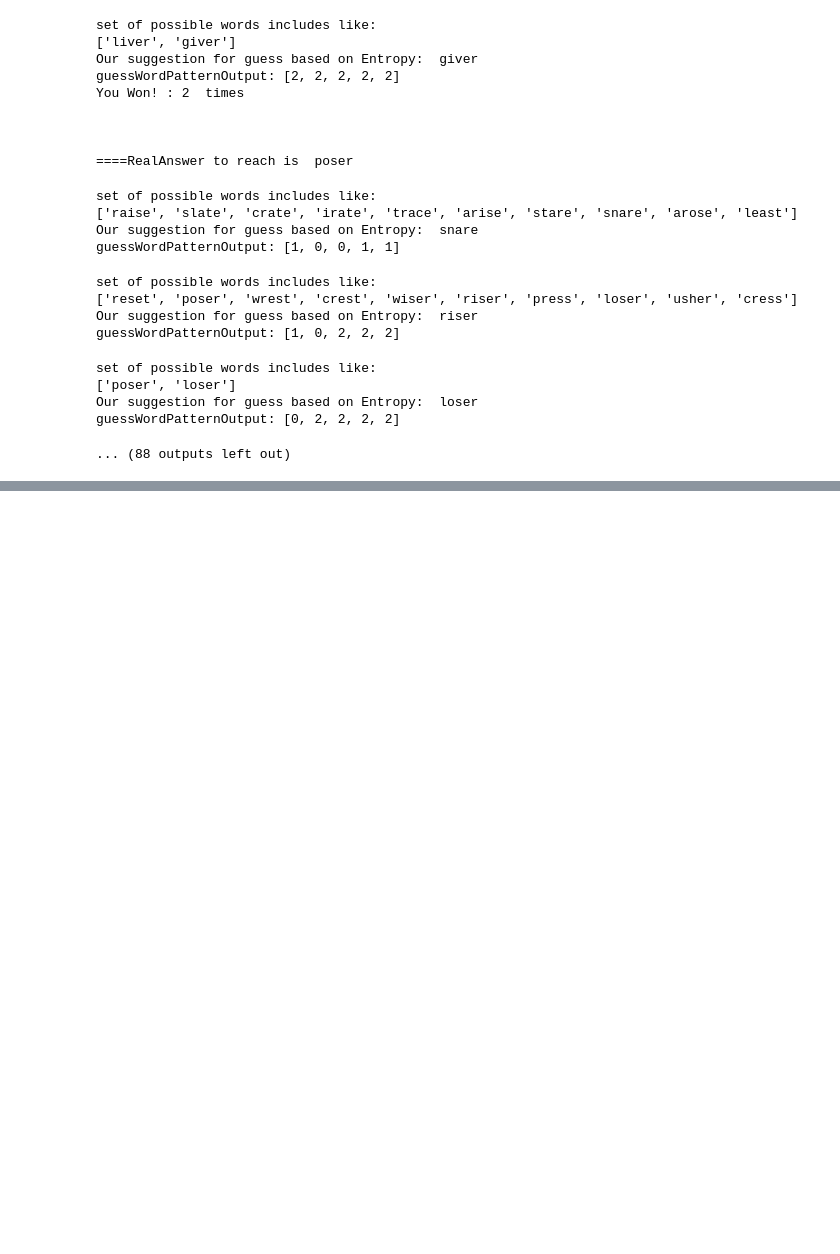
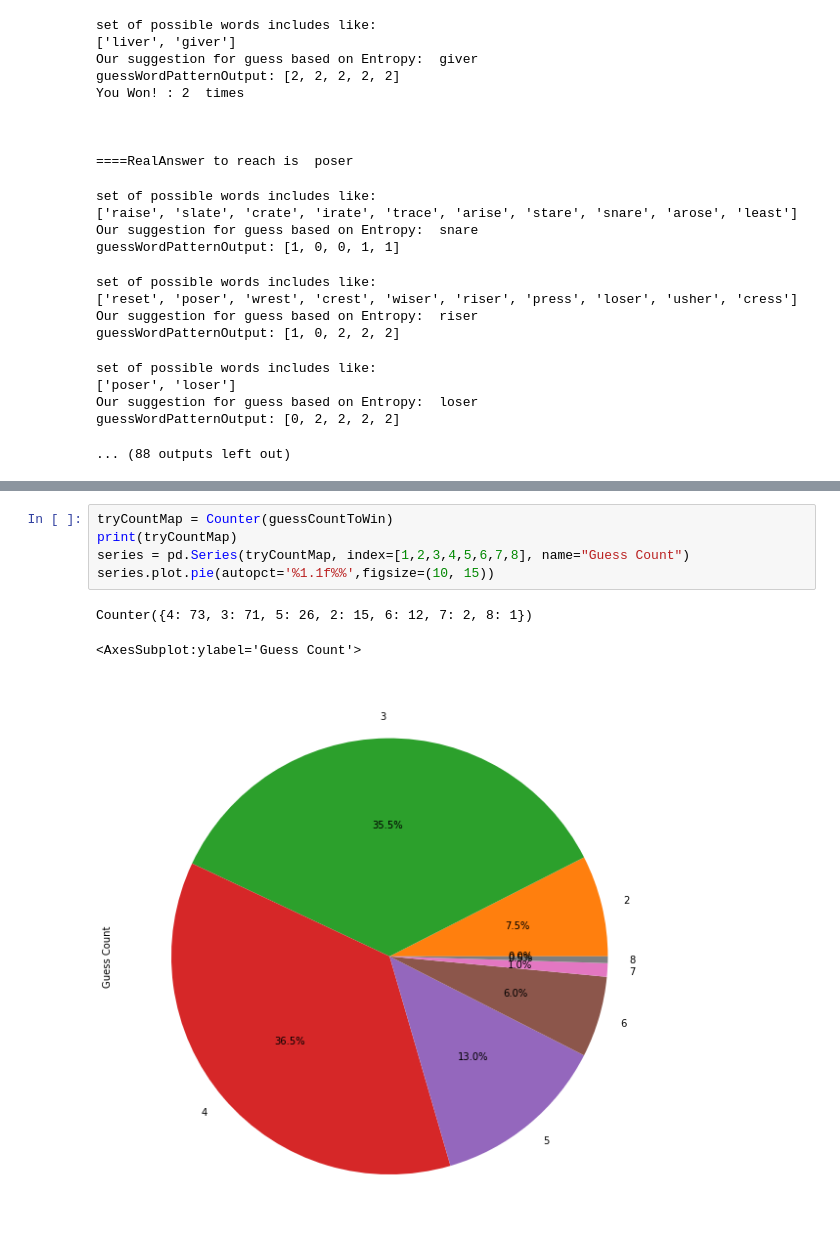
Before and after one commit to suhasAB/WordleOptimizer, a Jupyter notebook: code/app/2-entropy-based-selection-ayushgupta.ipynb, the cells around one changed output, grey strips where cells are left out. Cells and saved outputs as stored; diff of their text form; blank space fills up the shorter version.

```diff
--- a/code/app/2-entropy-based-selection-ayushgupta.ipynb
+++ b/code/app/2-entropy-based-selection-ayushgupta.ipynb
@@ -285,0 +300,9 @@ guess array [5, 3, 7, 3, 4]
+# %%
+tryCountMap = Counter(guessCountToWin)
+print(tryCountMap)
+series = pd.Series(tryCountMap, index=[1,2,3,4,5,6,7,8], name="Guess Count")
+series.plot.pie(autopct='%1.1f%%',figsize=(10, 15))
+# %% [output]
+Counter({4: 73, 3: 71, 5: 26, 2: 15, 6: 12, 7: 2, 8: 1})
+<AxesSubplot:ylabel='Guess Count'>
+[figure, added]
```
Also changed, not shown: parts of 4 cells of this notebook.
